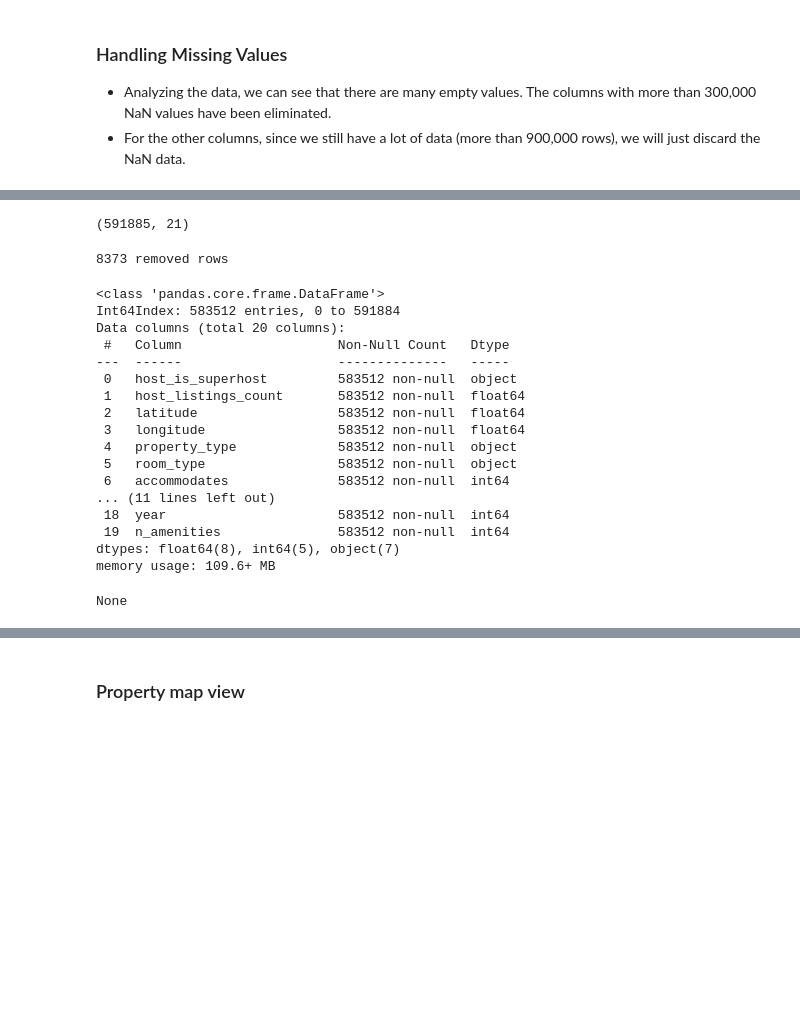
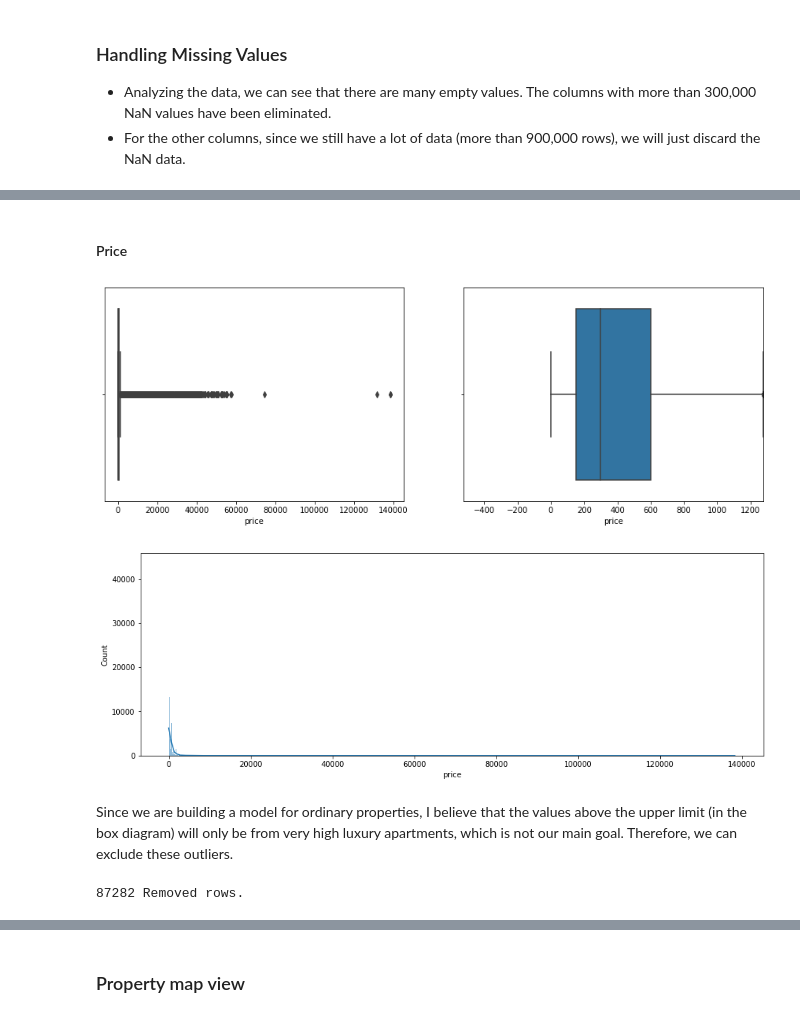
Before and after one commit to franciscocezar/airbnb_project, a Jupyter notebook: rent_prices_airbnb_RJ.ipynb, the cells around one changed output, grey strips where cells are left out. Drawn from its saved outputs; the diff is of its cells as text; code cells hidden in the pictures; blank space fills up the shorter version.

```diff
--- a/rent_prices_airbnb_RJ.ipynb
+++ b/rent_prices_airbnb_RJ.ipynb
@@ -323,5 +273,0 @@ airbnb['n_amenities'] = airbnb['amenities'].str.split(',').apply(len)
-# %%
-airbnb = airbnb.drop('amenities', axis=1)
-airbnb.shape
-# %% [output]
-(591885, 21)
@@ -331,27 +274,15 @@ airbnb.shape
-# %%
-airbnb, removed_rows = del_outliers(airbnb, 'n_amenities')
-print(f'{removed_rows} removed rows')
-# %% [output]
-8373 removed rows
-# %%
-airbnb = airbnb.drop('Unnamed: 0', axis=1)
-display(airbnb.info())
-# %% [output]
-<class 'pandas.core.frame.DataFrame'>
-Int64Index: 583512 entries, 0 to 591884
-Data columns (total 20 columns):
- #   Column                    Non-Null Count   Dtype
----  ------                    --------------   -----
- 0   host_is_superhost         583512 non-null  object
- 1   host_listings_count       583512 non-null  float64
- 2   latitude                  583512 non-null  float64
- 3   longitude                 583512 non-null  float64
- 4   property_type             583512 non-null  object
- 5   room_type                 583512 non-null  object
- 6   accommodates              583512 non-null  int64
-... (11 lines left out)
- 18  year                      583512 non-null  int64
- 19  n_amenities               583512 non-null  int64
-dtypes: float64(8), int64(5), object(7)
-memory usage: 109.6+ MB
-None
+# %% [markdown]
+#### Price
+# %%
+box_diagram(airbnb_df['price'])
+histogram(airbnb_df['price'])
+# %% [output]
+[figure, added]
+[figure, added]
+# %% [markdown]
+Since we are building a model for ordinary properties, I believe that the values above the upper limit (in the box diagram) will only be from very high luxury apartments, which is not our main goal. Therefore, we can exclude these outliers.
+# %%
+airbnb_df, removed_rows = del_outliers(airbnb_df, 'price')
+print(f'{removed_rows} Removed rows.')
+# %% [output]
+87282 Removed rows.
```
Also changed, not shown: parts of 149 cells of this notebook, 1 other file.
